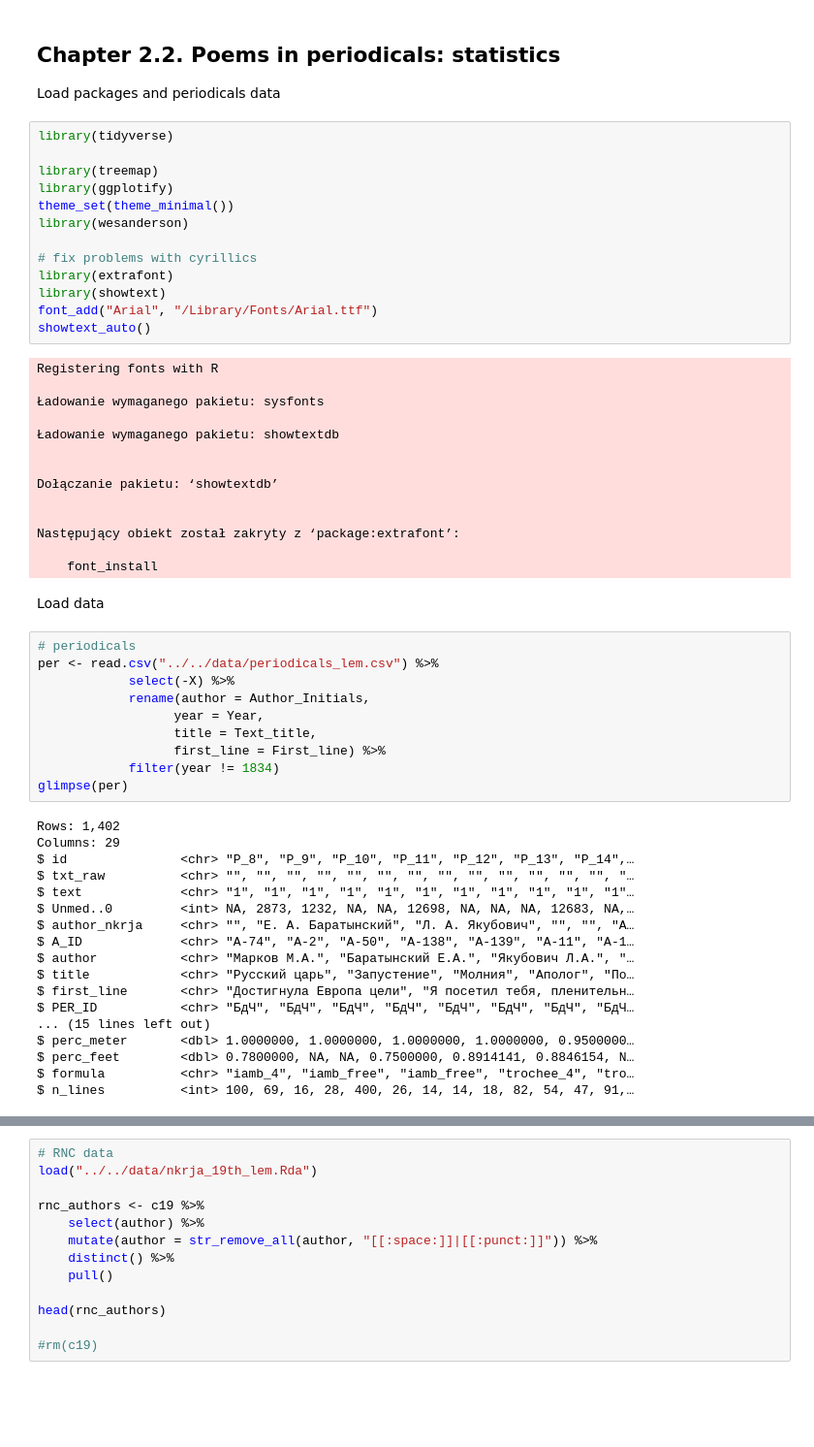
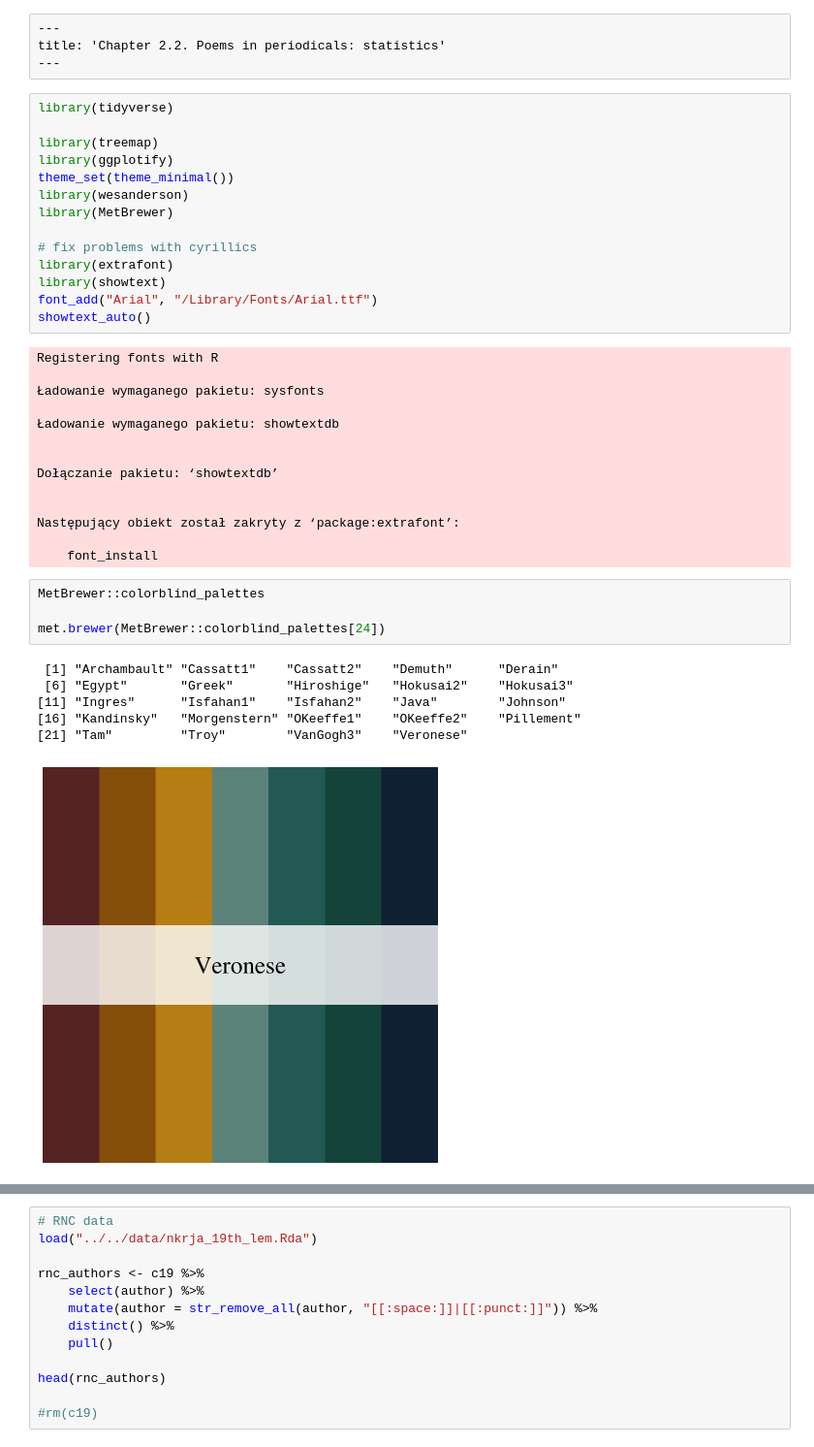
Before and after one commit to tonyamart/corpus35_pr, a Jupyter notebook: scr/02_chapter/02_2_periodicals_overview.ipynb, the cells around one changed output, grey strips where cells are left out. Shown at 97% size. Saved outputs shown, nothing was run; the diff lists cells and outputs as text; blank space fills up the shorter version.

```diff
--- a/scr/02_chapter/02_2_periodicals_overview.ipynb
+++ b/scr/02_chapter/02_2_periodicals_overview.ipynb
@@ -1,7 +1,7 @@
-# %% [markdown]
-## Chapter 2.2. Poems in periodicals: statistics
-
-Load packages and periodicals data
+# %% [raw]
+---
+title: 'Chapter 2.2. Poems in periodicals: statistics'
+---
 # %%
 library(tidyverse)
 
@@ -9,6 +9,7 @@ library(treemap)
 library(ggplotify)
 theme_set(theme_minimal())
 library(wesanderson)
+library(MetBrewer)
 
 # fix problems with cyrillics
 library(extrafont)
@@ -29,33 +30,14 @@ Dołączanie pakietu: ‘showtextdb’
 Następujący obiekt został zakryty z ‘package:extrafont’:
 
     font_install
-# %% [markdown]
-Load data
-# %%
-# periodicals
-per <- read.csv("../../data/periodicals_lem.csv") %>%
-            select(-X) %>%
-            rename(author = Author_Initials,
-                  year = Year,
-                  title = Text_title,
-                  first_line = First_line) %>%
-            filter(year != 1834)
-glimpse(per)
-# %% [output]
-Rows: 1,402
-Columns: 29
-$ id               <chr> "P_8", "P_9", "P_10", "P_11", "P_12", "P_13", "P_14",…
-$ txt_raw          <chr> "", "", "", "", "", "", "", "", "", "", "", "", "", "…
-$ text             <chr> "1", "1", "1", "1", "1", "1", "1", "1", "1", "1", "1"…
-$ Unmed..0         <int> NA, 2873, 1232, NA, NA, 12698, NA, NA, NA, 12683, NA,…
-$ author_nkrja     <chr> "", "Е. А. Баратынский", "Л. А. Якубович", "", "", "А…
-$ A_ID             <chr> "A-74", "A-2", "A-50", "A-138", "A-139", "A-11", "A-1…
-$ author           <chr> "Марков М.А.", "Баратынский Е.А.", "Якубович Л.А.", "…
-$ title            <chr> "Русский царь", "Запустение", "Молния", "Аполог", "По…
-$ first_line       <chr> "Достигнула Европа цели", "Я посетил тебя, пленительн…
-$ PER_ID           <chr> "БдЧ", "БдЧ", "БдЧ", "БдЧ", "БдЧ", "БдЧ", "БдЧ", "БдЧ…
-... (15 lines left out)
-$ perc_meter       <dbl> 1.0000000, 1.0000000, 1.0000000, 1.0000000, 0.9500000…
-$ perc_feet        <dbl> 0.7800000, NA, NA, 0.7500000, 0.8914141, 0.8846154, N…
-$ formula          <chr> "iamb_4", "iamb_free", "iamb_free", "trochee_4", "tro…
-$ n_lines          <int> 100, 69, 16, 28, 400, 26, 14, 14, 18, 82, 54, 47, 91,…
+# %%
+MetBrewer::colorblind_palettes
+
+met.brewer(MetBrewer::colorblind_palettes[24])
+# %% [output]
+ [1] "Archambault" "Cassatt1"    "Cassatt2"    "Demuth"      "Derain"
+ [6] "Egypt"       "Greek"       "Hiroshige"   "Hokusai2"    "Hokusai3"
+[11] "Ingres"      "Isfahan1"    "Isfahan2"    "Java"        "Johnson"
+[16] "Kandinsky"   "Morgenstern" "OKeeffe1"    "OKeeffe2"    "Pillement"
+[21] "Tam"         "Troy"        "VanGogh3"    "Veronese"
+[figure, added]
```
Also changed, not shown: parts of 61 cells of this notebook, 3 other files.
